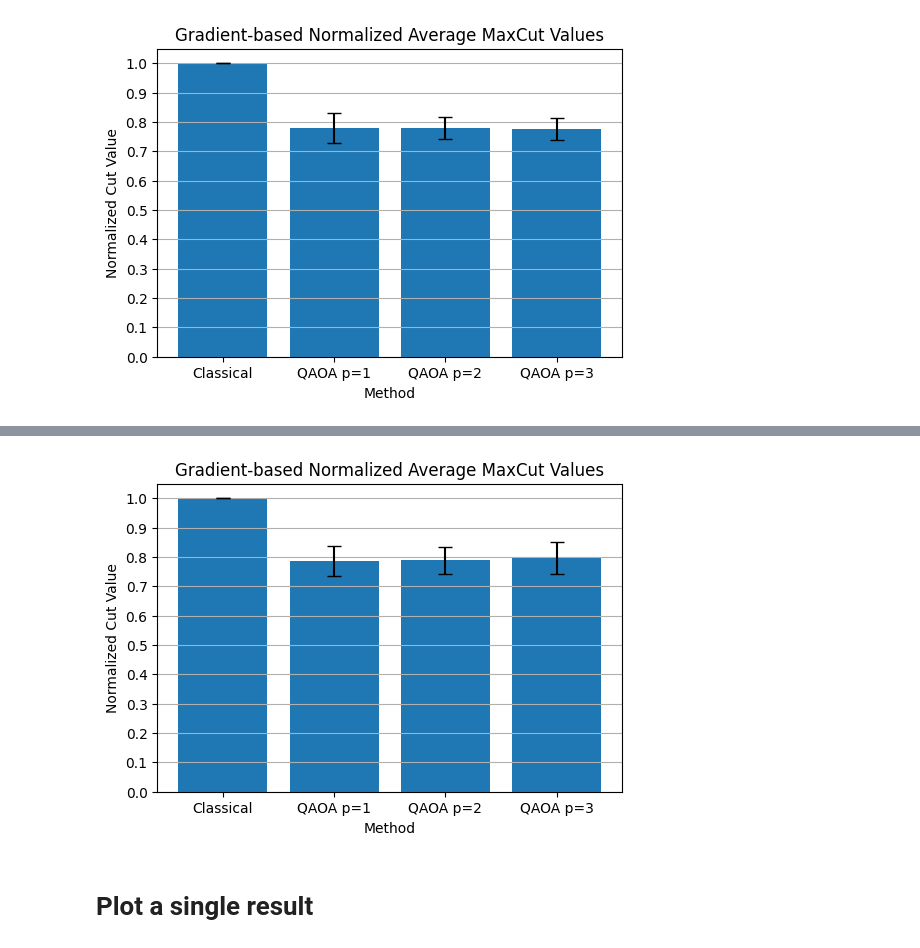
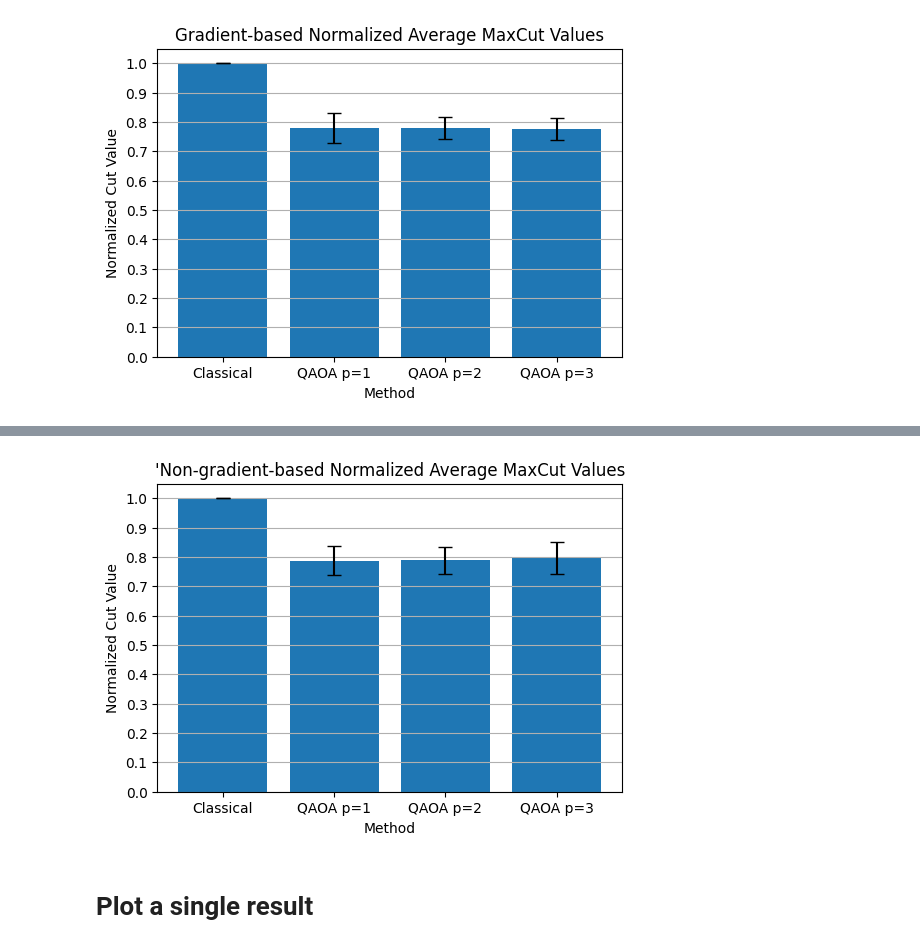
Before and after one commit to DanielFPerez/VQA-for-MaxCut, a Jupyter notebook: main_evaluate_circuits.ipynb, the cells around one changed output, grey strips where cells are left out. Drawn from its saved outputs; the diff is of its cells as text; code cells hidden in the pictures.

```diff
--- a/main_evaluate_circuits.ipynb
+++ b/main_evaluate_circuits.ipynb
@@ -119,9 +119,9 @@ fig_nongrad_multip.savefig("./plots/20node_non-grad_multi-p_vs_classical.pdf")
 normalized_results, classical_results = normalize_qaoa_to_classical(graphs, optimized_parameters_list, depths)
 # %%
 # Plot the normalized bar chart
-fig_normalized = plot_normalized_bar_chart(normalized_results, depths, in_size=(6,4), title="Gradient-based Normalized Average MaxCut Values")
+fig_normalized = plot_normalized_bar_chart(normalized_results, depths, in_size=(6,4), title="'Non-gradient-based Normalized Average MaxCut Values")
 # %% [output]
-[figure, old version]
+[figure, new version]
 # %%
 fig_normalized.savefig("./plots/20node_non-grad_multi-p_vs_classical_bars.pdf")
 # %% [markdown]
```
Also changed, not shown: parts of 1 cell of this notebook, 3 other files.
